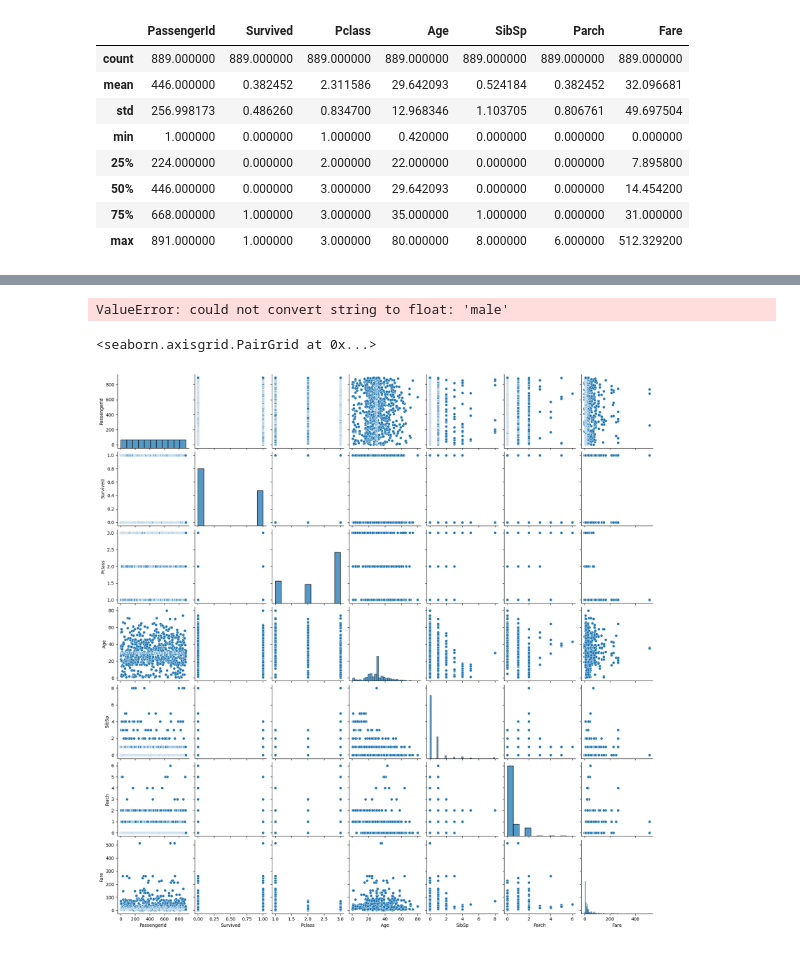
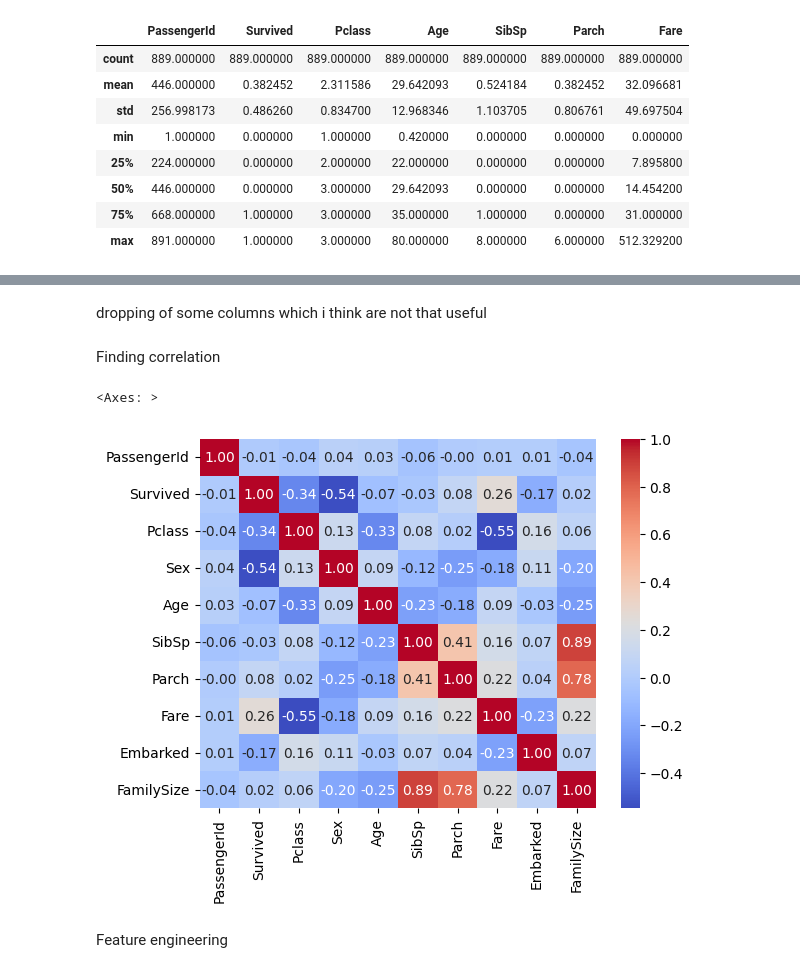
Before and after one commit to uvamsi76/ML-Brushup, a Jupyter notebook: Titanic.ipynb, the cells around one changed output, grey strips where cells are left out. Drawn from its saved outputs; the diff is of its cells as text; code cells hidden in the pictures.

```diff
--- a/Titanic.ipynb
+++ b/Titanic.ipynb
@@ -74,0 +78,6 @@ df.head()
+# %%
+le=LabelEncoder()
+# %%
+df['Sex']=le.fit_transform(df['Sex'])
+# %%
+df['Embarked']=le.fit_transform(df['Embarked'])
@@ -74,0 +93,2 @@ df.head()
+# %% [markdown]
+dropping of some columns which i think are not that useful
@@ -75,5 +99,10 @@ df.head()
+# %% [markdown]
+Finding correlation
 # %%
-correlation_matrix = df.loc[:,df.columns!='Name'].corr()
+correlation_matrix = df.corr()
 sns.heatmap(correlation_matrix, annot=True, cmap="coolwarm", fmt=".2f")
 # %% [output]
-ValueError: could not convert string to float: 'male'
+<Axes: >
+[figure, added]
+# %% [markdown]
+Feature engineering
@@ -80,5 +111,2 @@ ValueError: could not convert string to float: 'male'
 # %%
-sns.pairplot(df)
+# sns.pairplot(df)
-# %% [output]
-<seaborn.axisgrid.PairGrid at 0x...>
-[figure, removed]
```
Also changed, not shown: parts of 22 cells of this notebook.
